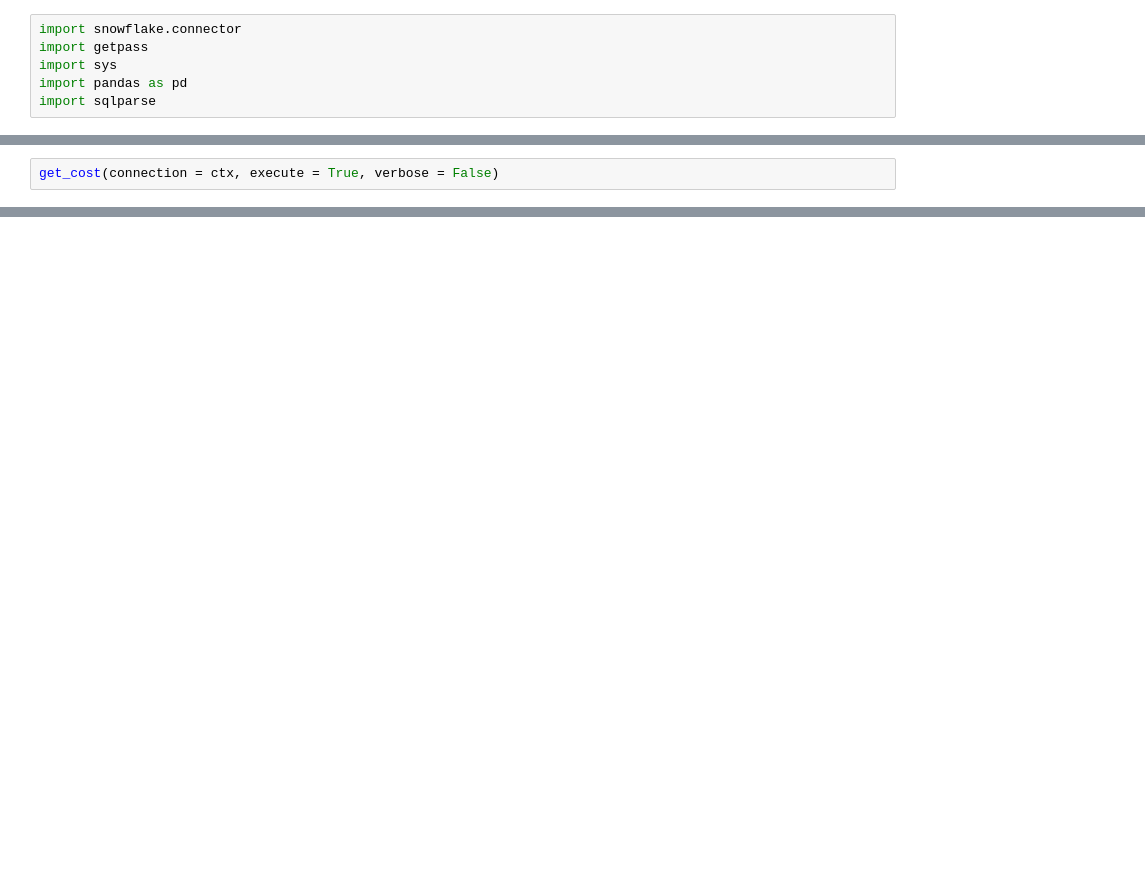
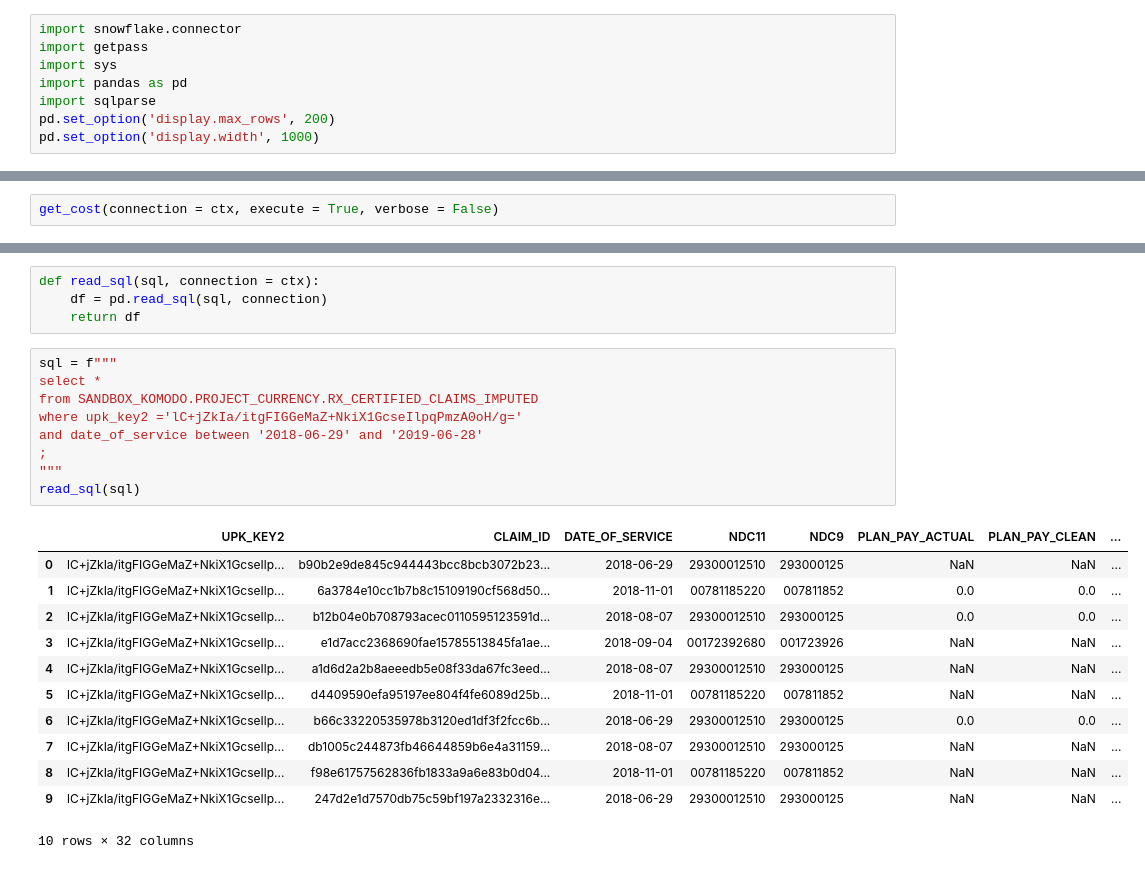
Before and after one commit to yuqinkomodo/komodo_research, a Jupyter notebook: projects/cost_compare_truven_lbp/Cost_Compare_Truven_LBP.ipynb, the cells around one changed output, grey strips where cells are left out. Cells and saved outputs as stored; diff of their text form; blank space fills up the shorter version.

```diff
--- a/projects/cost_compare_truven_lbp/Cost_Compare_Truven_LBP.ipynb
+++ b/projects/cost_compare_truven_lbp/Cost_Compare_Truven_LBP.ipynb
@@ -14,6 +14,8 @@ import getpass
 import sys
 import pandas as pd
 import sqlparse
+pd.set_option('display.max_rows', 200)
+pd.set_option('display.width', 1000)
 # %%
 # Configure Snowflake Connector
 SNOWFLAKE_CREDS_DICT = {
@@ -592,0 +605,26 @@ Wall time: 14.4 s
+# %%
+def read_sql(sql, connection = ctx):
+    df = pd.read_sql(sql, connection)
+    return df
+# %%
+sql = f"""
+select *
+from SANDBOX_KOMODO.PROJECT_CURRENCY.RX_CERTIFIED_CLAIMS_IMPUTED
+where upk_key2 ='lC+jZkIa/itgFIGGeMaZ+NkiX1GcseIlpqPmzA0oH/g='
+and date_of_service between '2018-06-29' and '2019-06-28'
+;
+"""
+read_sql(sql)
+# %% [output]
+|  | UPK_KEY2 | CLAIM_ID | DATE_OF_SERVICE | NDC11 | NDC9 | PLAN_PAY_ACTUAL | PLAN_PAY_CLEAN | ... |
+| 0 | lC+jZkIa/itgFIGGeMaZ+NkiX1GcseIlp... | b90b2e9de845c944443bcc8bcb3072b23... | 2018-06-29 | 29300012510 | 293000125 | NaN | NaN | ... |
+| 1 | lC+jZkIa/itgFIGGeMaZ+NkiX1GcseIlp... | 6a3784e10cc1b7b8c15109190cf568d50... | 2018-11-01 | 00781185220 | 007811852 | 0.0 | 0.0 | ... |
+| 2 | lC+jZkIa/itgFIGGeMaZ+NkiX1GcseIlp... | b12b04e0b708793acec0110595123591d... | 2018-08-07 | 29300012510 | 293000125 | 0.0 | 0.0 | ... |
+| 3 | lC+jZkIa/itgFIGGeMaZ+NkiX1GcseIlp... | e1d7acc2368690fae15785513845fa1ae... | 2018-09-04 | 00172392680 | 001723926 | NaN | NaN | ... |
+| 4 | lC+jZkIa/itgFIGGeMaZ+NkiX1GcseIlp... | a1d6d2a2b8aeeedb5e08f33da67fc3eed... | 2018-08-07 | 29300012510 | 293000125 | NaN | NaN | ... |
+| 5 | lC+jZkIa/itgFIGGeMaZ+NkiX1GcseIlp... | d4409590efa95197ee804f4fe6089d25b... | 2018-11-01 | 00781185220 | 007811852 | NaN | NaN | ... |
+| 6 | lC+jZkIa/itgFIGGeMaZ+NkiX1GcseIlp... | b66c33220535978b3120ed1df3f2fcc6b... | 2018-06-29 | 29300012510 | 293000125 | 0.0 | 0.0 | ... |
+| 7 | lC+jZkIa/itgFIGGeMaZ+NkiX1GcseIlp... | db1005c244873fb46644859b6e4a31159... | 2018-08-07 | 29300012510 | 293000125 | NaN | NaN | ... |
+| 8 | lC+jZkIa/itgFIGGeMaZ+NkiX1GcseIlp... | f98e61757562836fb1833a9a6e83b0d04... | 2018-11-01 | 00781185220 | 007811852 | NaN | NaN | ... |
+| 9 | lC+jZkIa/itgFIGGeMaZ+NkiX1GcseIlp... | 247d2e1d7570db75c59bf197a2332316e... | 2018-06-29 | 29300012510 | 293000125 | NaN | NaN | ... |
+10 rows × 32 columns
```
Also changed, not shown: parts of 6 cells of this notebook.
